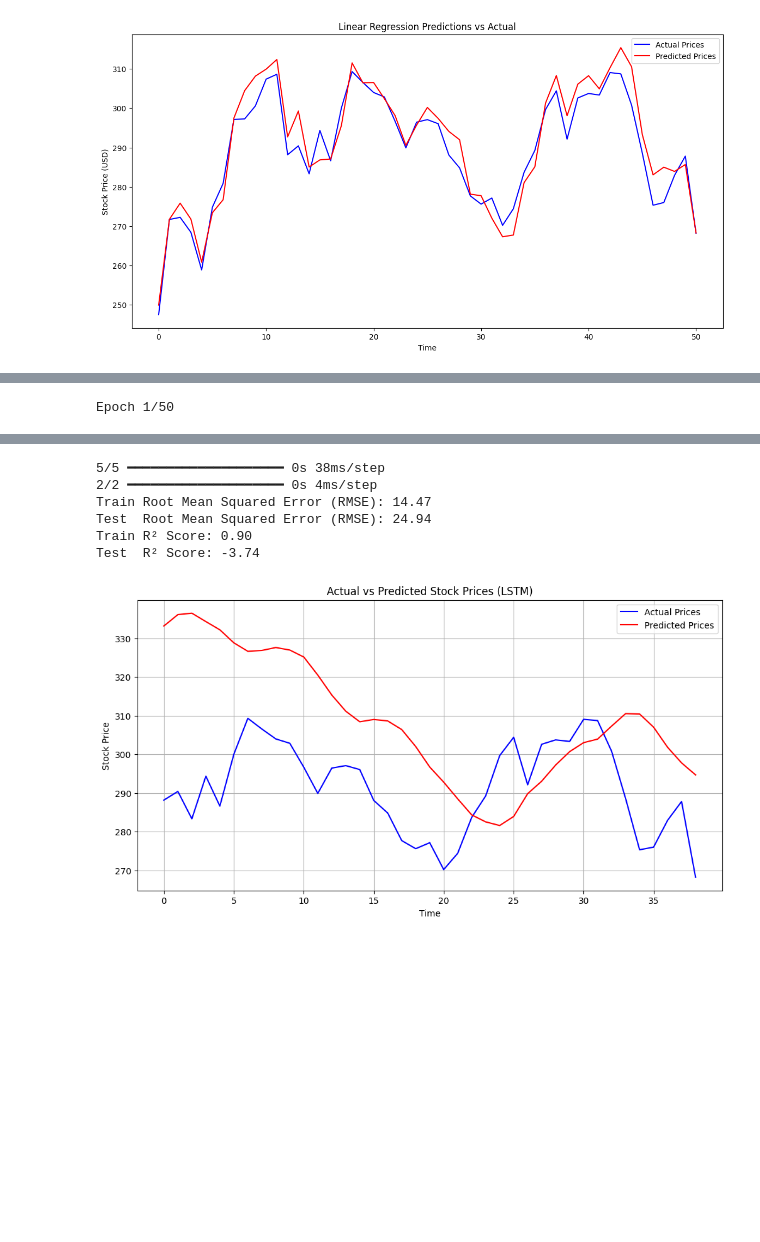
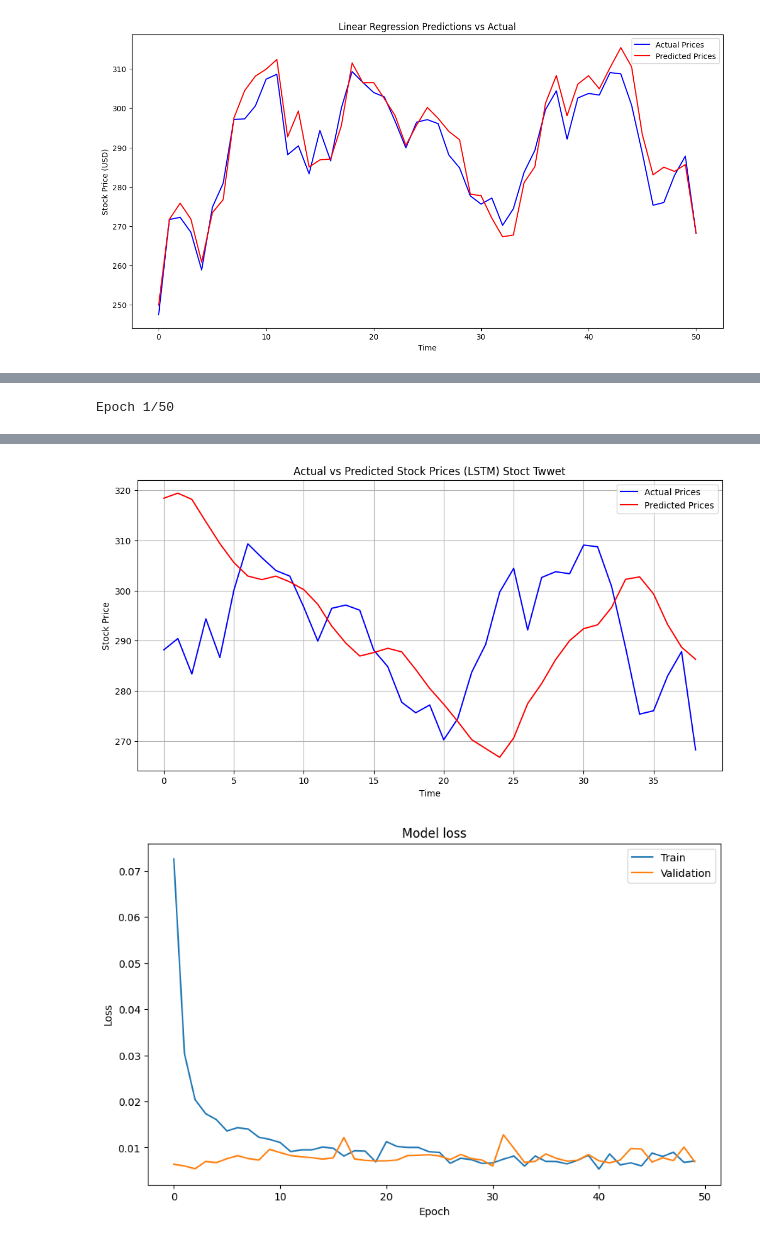
Before and after one commit to OnyedikachiOnwuachuke/Stock-Price-Prediction-Using-Sentiment-Analysis, a Jupyter notebook: PREDICTING_TESLA_STOCK_PRICE_USING_SENTIMENT_ANALYSIS.ipynb, the cells around one changed output, grey strips where cells are left out. Cells and saved outputs as stored; diff of their text form; code cells hidden in the pictures; blank space fills up the shorter version.

```diff
--- a/PREDICTING_TESLA_STOCK_PRICE_USING_SENTIMENT_ANALYSIS.ipynb
+++ b/PREDICTING_TESLA_STOCK_PRICE_USING_SENTIMENT_ANALYSIS.ipynb
@@ -1659,9 +1716,9 @@ from tensorflow.keras.layers import LSTM, Dense, Dropout
 import numpy as np
 
 # Define LSTM model
-def build_lstm_model(input_shape):
+def build_lstm_tweet_model(input_shape):
     """
-    Build and compile an LSTM model.
+    Build and compile an LSTM  model.
 
     Parameters:
         input_shape (tuple): Shape of the input data (timesteps, features).
@@ -1686,53 +1743,63 @@ X, y, scaler = preprocess_stock_tweet_data_lstm(stock_tweet_data, feature_column
 
 # Split into train/test sets (80/20)
 split_index = int(0.8 * len(X))
-X_train, X_test = X[:split_index], X[split_index:]
-y_train, y_test = y[:split_index], y[split_index:]
+X_train_tweet, X_test_tweet = X[:split_index], X[split_index:]
+y_train_tweet, y_test_tweet = y[:split_index], y[split_index:]
 
 # Build and train LSTM model
-lstm_model = build_lstm_model((X_train.shape[1], X_train.shape[2]))
-history = lstm_model.fit(
-    X_train, y_train, epochs=50, batch_size=16, validation_data=(X_test, y_test), verbose=1
+lstm_tweet_model = build_lstm_tweet_model((X_train_tweet.shape[1], X_train_tweet.shape[2]))
+history_tweet = lstm_tweet_model.fit(
+    X_train_tweet, y_train_tweet, epochs=50, batch_size=16, validation_data=(X_test_tweet, y_test_tweet), verbose=1
 )
 
 # Predictions
-lstm_train_pred_scaled = lstm_model.predict(X_train)
-lstm_test_pred_scaled = lstm_model.predict(X_test)
+lstm_train_tweet_pred_scaled = lstm_tweet_model.predict(X_train_tweet)
+lstm_test_tweet_pred_scaled = lstm_tweet_model.predict(X_test_tweet)
 
 # Inverse transform the predictions and actual values to original scale
-lstm_train_actual = scaler.inverse_transform(
-    np.hstack((np.zeros((y_train.shape[0], len(feature_columns))), y_train.reshape(-1, 1)))
+lstm_train_tweet_actual = scaler.inverse_transform(
+    np.hstack((np.zeros((y_train_tweet.shape[0], len(feature_columns))), y_train_tweet.reshape(-1, 1)))
 )[:, -1]
-lstm_test_actual = scaler.inverse_transform(
-    np.hstack((np.zeros((y_test.shape[0], len(feature_columns))), y_test.reshape(-1, 1)))
+lstm_test_tweet_actual = scaler.inverse_transform(
+    np.hstack((np.zeros((y_test_tweet.shape[0], len(feature_columns))), y_test_tweet.reshape(-1, 1)))
 )[:, -1]
-lstm_train_pred_actual = scaler.inverse_transform(
-    np.hstack((np.zeros((lstm_train_pred_scaled.shape[0], len(feature_columns))), lstm_train_pred_scaled))
+lstm_train_tweet_pred_actual = scaler.inverse_transform(
+    np.hstack((np.zeros((lstm_train_tweet_pred_scaled.shape[0], len(feature_columns))), lstm_train_tweet_pred_scaled))
 )[:, -1]
-lstm_test_pred_actual = scaler.inverse_transform(
-    np.hstack((np.zeros((lstm_test_pred_scaled.shape[0], len(feature_columns))), lstm_test_pred_scaled))
+lstm_test_tweet_pred_actual = scaler.inverse_transform(
+    np.hstack((np.zeros((lstm_test_tweet_pred_scaled.shape[0], len(feature_columns))), lstm_test_tweet_pred_scaled))
 )[:, -1]
 
 # Evaluation metrics
-lstm_train_rmse = np.sqrt(mean_squared_error(lstm_train_actual, lstm_train_pred_actual))
-lstm_test_rmse = np.sqrt(mean_squared_error(lstm_test_actual, lstm_test_pred_actual))
-lstm_train_r2 = r2_score(lstm_train_actual, lstm_train_pred_actual)
-lstm_test_r2 = r2_score(lstm_test_actual, lstm_test_pred_actual)
+lstm_train_tweet_rmse = np.sqrt(mean_squared_error(lstm_train_tweet_actual, lstm_train_tweet_pred_actual))
+lstm_test_tweet_rmse = np.sqrt(mean_squared_error(lstm_test_tweet_actual, lstm_test_tweet_pred_actual))
+lstm_train_tweet_r2 = r2_score(lstm_train_tweet_actual, lstm_train_tweet_pred_actual)
+lstm_test_tweet_r2 = r2_score(lstm_test_tweet_actual, lstm_test_tweet_pred_actual)
 
-print(f"Train Root Mean Squared Error (RMSE): {lstm_train_rmse:.2f}")
-print(f"Test  Root Mean Squared Error (RMSE): {lstm_test_rmse:.2f}")
-print(f"Train R² Score: {lstm_train_r2:.2f}")
-print(f"Test  R² Score: {lstm_test_r2:.2f}")
+print(f"Train Root Mean Squared Error (RMSE): {lstm_train_tweet_rmse:.2f}")
+print(f"Test  Root Mean Squared Error (RMSE): {lstm_test_tweet_rmse:.2f}")
+print(f"Train R² Score: {lstm_train_tweet_r2:.2f}")
+print(f"Test  R² Score: {lstm_test_tweet_r2:.2f}")
 
 # Plot results
 plt.figure(figsize=(12, 6))
-plt.plot(lstm_test_actual, label='Actual Prices', color='blue')
-plt.plot(lstm_test_pred_actual, label='Predicted Prices', color='red')
-plt.title('Actual vs Predicted Stock Prices (LSTM)')
+plt.plot(lstm_test_tweet_actual, label='Actual Prices', color='blue')
+plt.plot(lstm_test_tweet_pred_actual, label='Predicted Prices', color='red')
+plt.title('Actual vs Predicted Stock Prices (LSTM) Stoct Twwet')
 plt.xlabel('Time')
 plt.ylabel('Stock Price')
 plt.legend()
 plt.grid(True)
+
+
+plt.show()# Plot training & validation loss values
+plt.figure(figsize=(10, 6))
+plt.plot(history_tweet.history['loss'], label='Train Loss')
+plt.plot(history_tweet.history['val_loss'], label='Validation Loss')
+plt.title('Model loss')
+plt.ylabel('Loss')
+plt.xlabel('Epoch')
+plt.legend(['Train', 'Validation'], loc='upper right')
 plt.show()
 # %% [output]
 Epoch 1/50
@@ -1759,7 +1823,2 @@ WARNING:tensorflow:6 out of the last 17 calls to <function TensorFlowTrainer.mak
-5/5 ━━━━━━━━━━━━━━━━━━━━ 0s 38ms/step
-2/2 ━━━━━━━━━━━━━━━━━━━━ 0s 4ms/step
-Train Root Mean Squared Error (RMSE): 14.47
-Test  Root Mean Squared Error (RMSE): 24.94
-Train R² Score: 0.90
-Test  R² Score: -3.74
-[figure, old version]
+[figure, new version]
+[figure, added]
```
Also changed, not shown: parts of 47 cells of this notebook.
